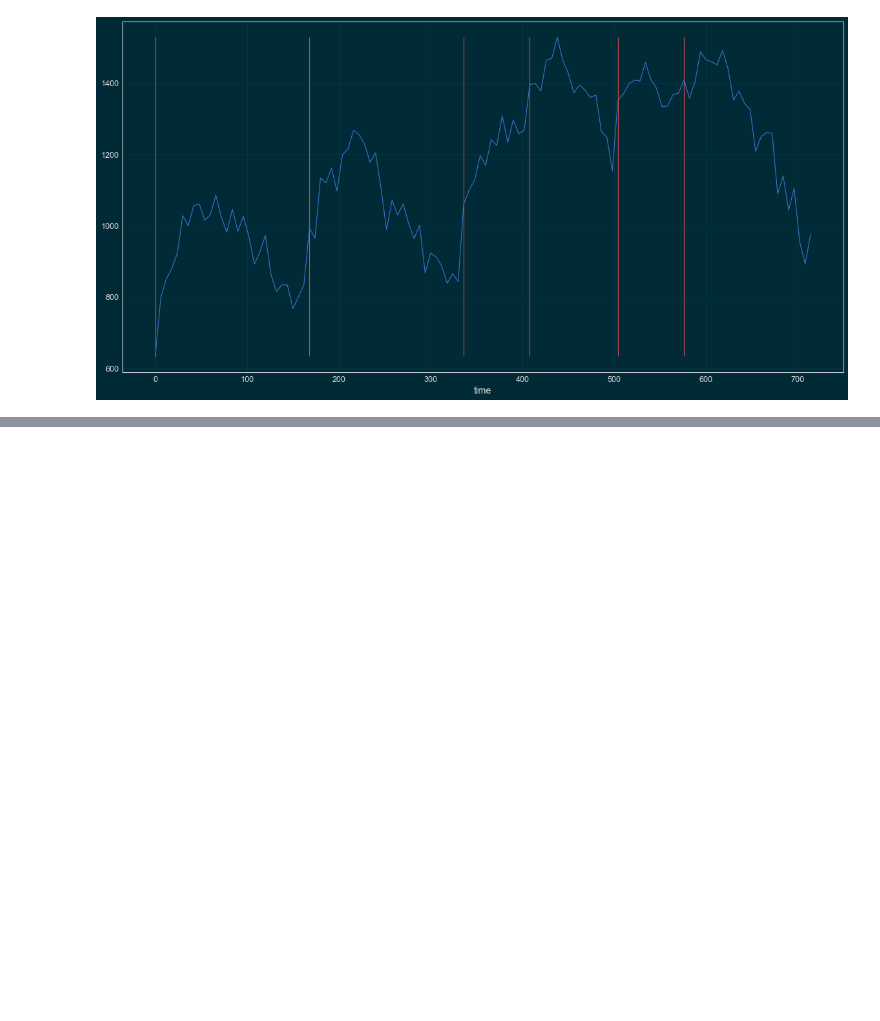
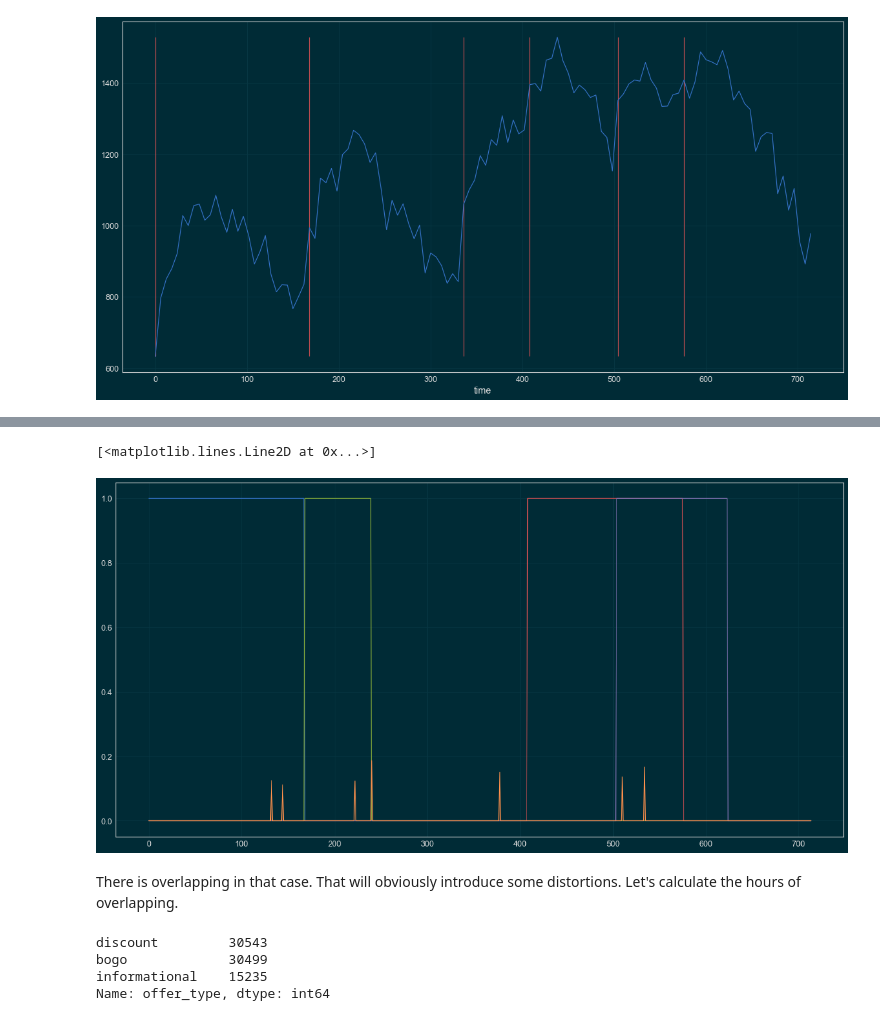
Before and after one commit to mtasende/starbucks-advertising, a Jupyter notebook: notebooks/scratchpad/001-mt-eda.ipynb, the cells around one changed output, grey strips where cells are left out. Saved outputs shown, nothing was run; the diff lists cells and outputs as text; code cells hidden in the pictures; blank space fills up the shorter version.

```diff
--- a/notebooks/scratchpad/001-mt-eda.ipynb
+++ b/notebooks/scratchpad/001-mt-eda.ipynb
@@ -626,0 +659,3 @@ Initially, at least, the effect of an offer will be assessed in one particular c
+# %%
+offers = person[person.event.isin(['offer received', 'offer completed'])]
+offers
@@ -626,0 +671,3 @@ Initially, at least, the effect of an offer will be assessed in one particular c
+# %%
+offers = offers[['event', 'time', 'duration', 'offer_id']]
+offers
@@ -626,0 +683,4 @@ Initially, at least, the effect of an offer will be assessed in one particular c
+# %%
+reception = offers[offers.event == 'offer received'].copy()
+reception['expected_finish'] = reception.time + 24 * reception.duration
+reception
@@ -626,0 +715,3 @@ Initially, at least, the effect of an offer will be assessed in one particular c
+# %%
+spend_tr = person[person.event == 'transaction'][['time', 'amount']]
+spend_tr
@@ -626,0 +727,16 @@ Initially, at least, the effect of an offer will be assessed in one particular c
+# %%
+for idx, row in reception.iterrows():
+    x = np.arange(merged_df.time.max()).astype(int)
+    x_on = np.arange(row.time, row.expected_finish).astype(int)
+    y = np.zeros(merged_df.time.max())
+    y[x_on] = 1
+    plt.plot(x, y)
+
+spending = np.zeros(merged_df.time.max())
+spending[spend_tr.time] = spend_tr.amount
+plt.plot(x, spending / spending.sum())
+# %% [output]
+[<matplotlib.lines.Line2D at 0x...>]
+[figure, added]
+# %% [markdown]
+There is overlapping in that case. That will obviously introduce some distortions. Let's calculate the hours of overlapping.
@@ -626,0 +746,8 @@ Initially, at least, the effect of an offer will be assessed in one particular c
+# %%
+rec = merged_df[merged_df.event == 'offer received']
+rec.offer_type.value_counts()
+# %% [output]
+discount         30543
+bogo             30499
+informational    15235
+Name: offer_type, dtype: int64
```
Also changed, not shown: parts of 16 cells of this notebook, 6 other files.
